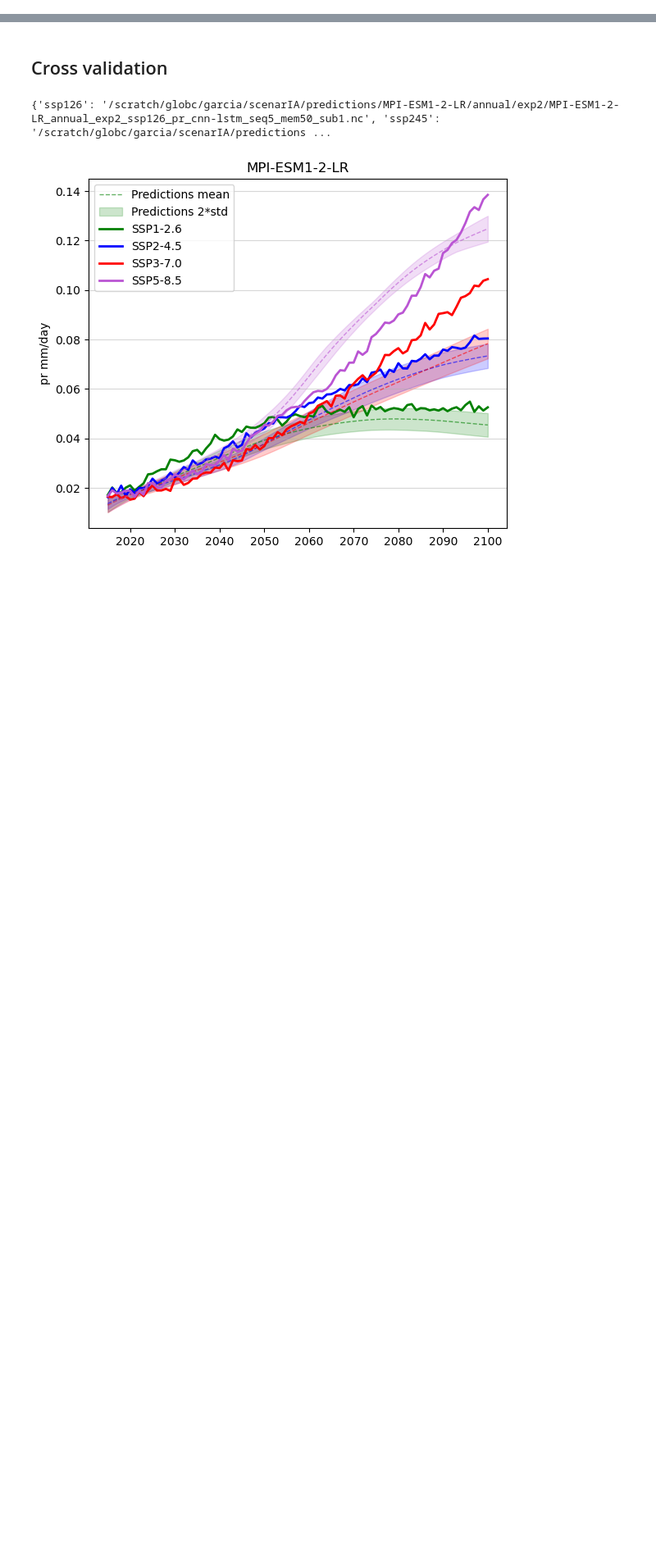
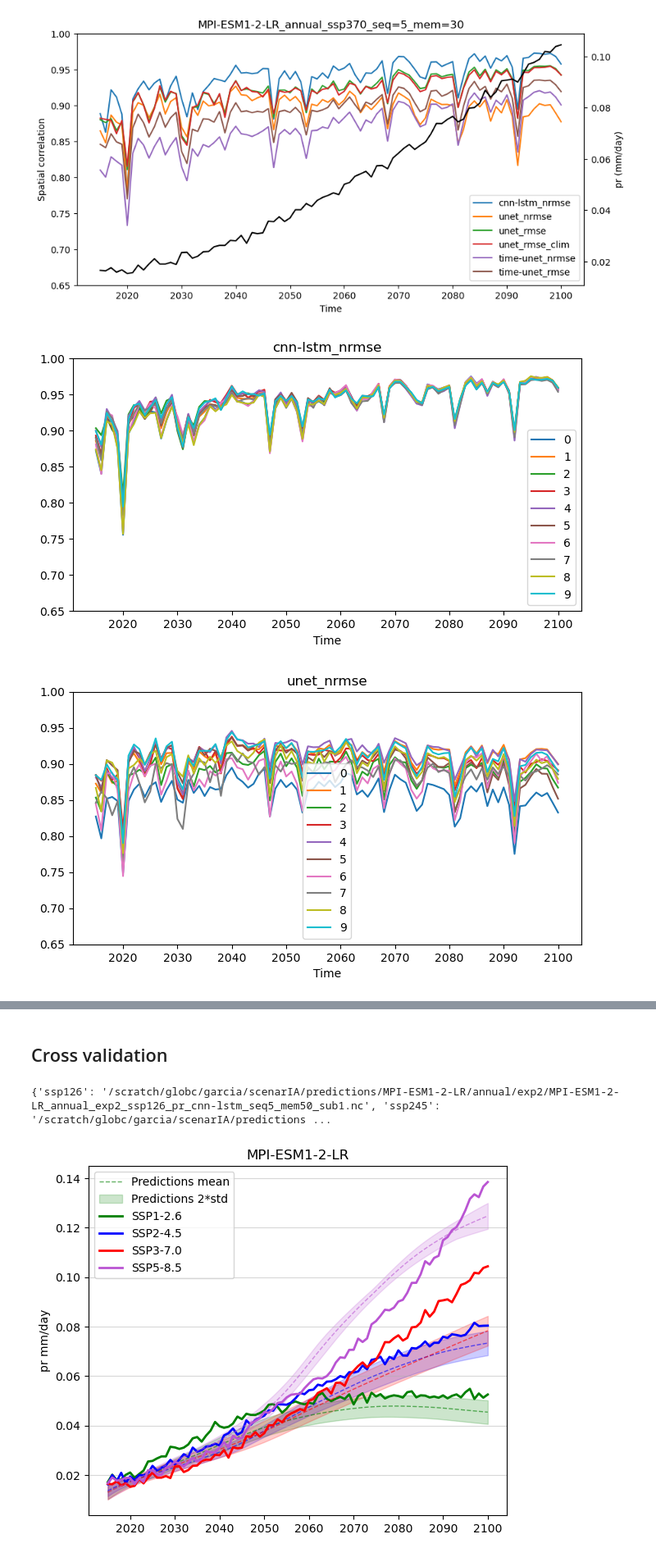
Before and after one commit to zoeleila/scenarIA, a Jupyter notebook: src/plots/plots_predictions.ipynb, the cells around one changed output, grey strips where cells are left out. Shown at 82% size. Saved outputs shown, nothing was run; the diff lists cells and outputs as text; code cells hidden in the pictures; blank space fills up the shorter version.

Commit message:
spatial correlation

```diff
--- a/src/plots/plots_predictions.ipynb
+++ b/src/plots/plots_predictions.ipynb
@@ -78,0 +72,40 @@ for key, value in y_hat_dict.items():
+# %%
+# Figure : Correlation spatiale
+
+fig, ax1 = plt.subplots(figsize = (10,5))
+for key, value in y_hat_dict.items():
+    data = np.stack(value, axis=0)
+    corr_list = []
+    for run in range(data.shape[0]):
+        data_seed = data[run]
+        corr = [stats.pearsonr(y[i].flatten(), data_seed[i, ...].flatten()).statistic for i in range(y.shape[0])]
+        corr_list.append(corr)
+    corr_mean = np.stack(corr_list,axis=0).mean(axis=0)
+    ax1.plot(t, corr_mean, label=key)
+    ax1.set_title(title_base)
+    ax1.set_xlabel('Time')
+    ax1.set_ylabel('Spatial correlation')
+    ax1.set_ylim(0.65,1)
+ax2 = ax1.twinx()
+ax2.plot(t, weighted_global_mean(y, lats), color = 'k')
+ax2.set_ylabel('pr (mm/day)')
+ax1.legend()
+fig.savefig(save_dir/f'{title_base}_spatial_correlation_benchmarkv1.png')
+
+
+# Figure correlation spatial par run
+for key, value in y_hat_dict.items():
+    data = np.stack(value, axis=0)
+    plt.figure(figsize=(8,4))
+    for run in range(data.shape[0]):
+        data_seed = data[run]
+        corr = [stats.pearsonr(y[i].flatten(), data_seed[i, ...].flatten()).statistic for i in range(y.shape[0])]
+        plt.plot(t, corr, label=run)
+    plt.xlabel('Time')
+    plt.title(key)
+    plt.legend()
+    plt.ylim(0.65,1)
+# %% [output]
+[figure, added]
+[figure, added]
+[figure, added]
```
Also changed, not shown: parts of 8 cells of this notebook, 2 other files.
